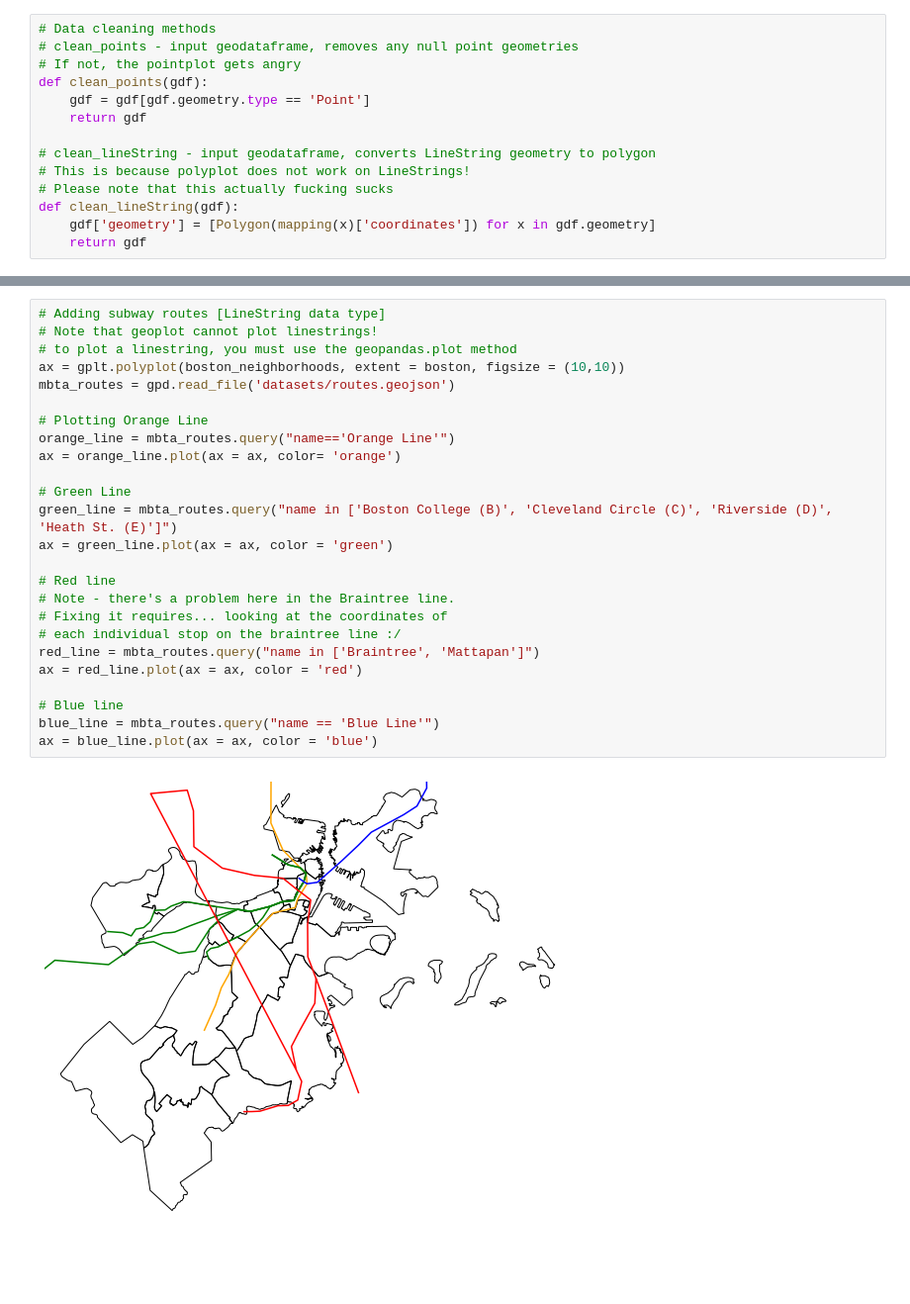
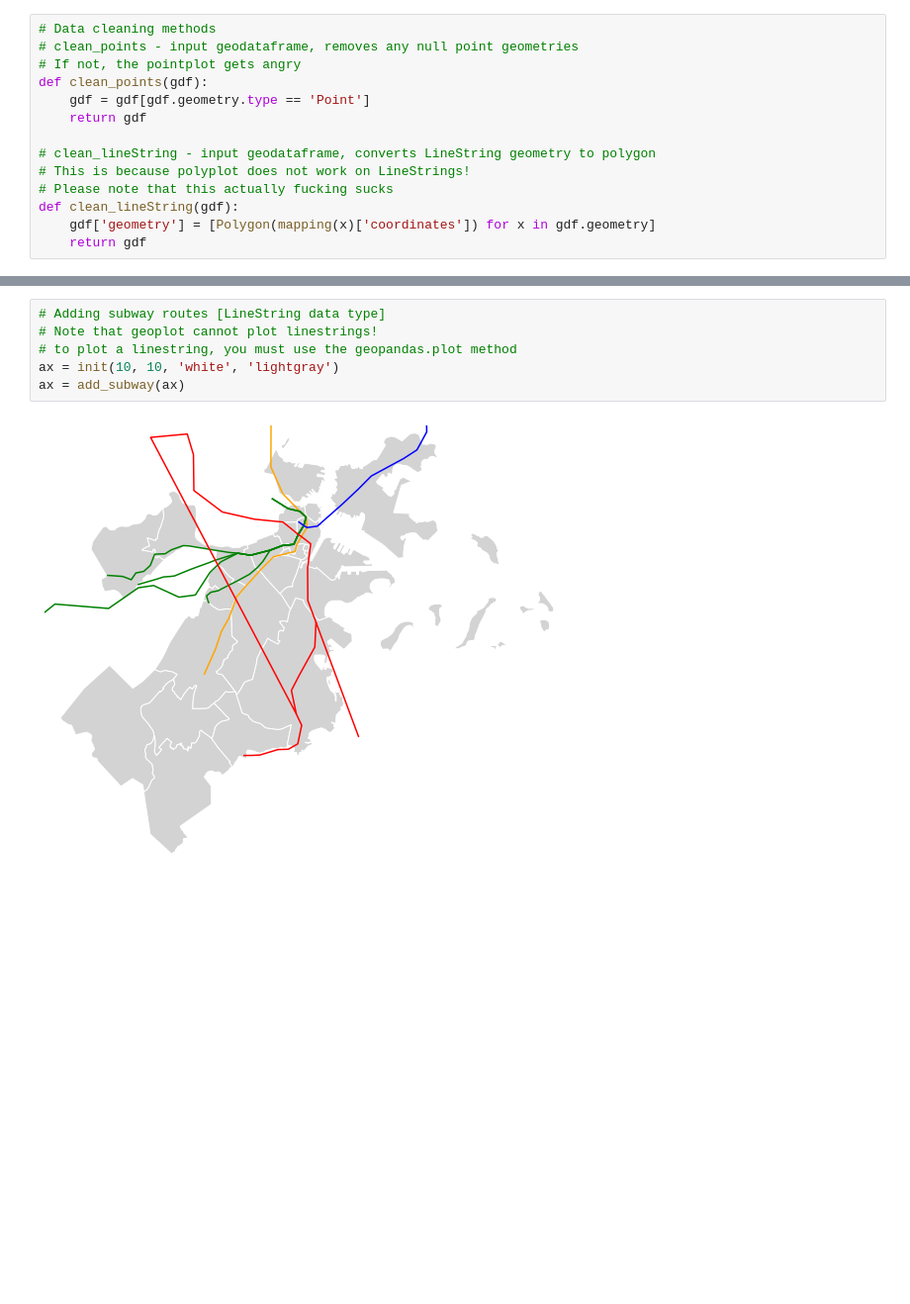
Before and after one commit to broussardjojo/bvr2, a Jupyter notebook: main.ipynb, the cells around one changed output, grey strips where cells are left out. Shown: that part at 99% size. Cells and saved outputs as stored; diff of their text form; blank space fills up the shorter version.

```diff
--- a/main.ipynb
+++ b/main.ipynb
@@ -45,27 +44,8 @@ polling_locations.plot(ax = ax, color = 'red')
-# %%
-# Adding subway routes [LineString data type]
-# Note that geoplot cannot plot linestrings!
-# to plot a linestring, you must use the geopandas.plot method
-ax = gplt.polyplot(boston_neighborhoods, extent = boston, figsize = (10,10))
-mbta_routes = gpd.read_file('datasets/routes.geojson')
-
-# Plotting Orange Line
-orange_line = mbta_routes.query("name=='Orange Line'")
-ax = orange_line.plot(ax = ax, color= 'orange')
-
-# Green Line
-green_line = mbta_routes.query("name in ['Boston College (B)', 'Cleveland Circle (C)', 'Riverside (D)', 'Heath St. (E)']")
-ax = green_line.plot(ax = ax, color = 'green')
-
-# Red line
-# Note - there's a problem here in the Braintree line.
-# Fixing it requires... looking at the coordinates of
-# each individual stop on the braintree line :/
-red_line = mbta_routes.query("name in ['Braintree', 'Mattapan']")
-ax = red_line.plot(ax = ax, color = 'red')
-
-# Blue line
-blue_line = mbta_routes.query("name == 'Blue Line'")
-ax = blue_line.plot(ax = ax, color = 'blue')
-# %% [output]
-[figure, removed]
+# %%
+# Adding subway routes [LineString data type]
+# Note that geoplot cannot plot linestrings!
+# to plot a linestring, you must use the geopandas.plot method
+ax = init(10, 10, 'white', 'lightgray')
+ax = add_subway(ax)
+# %% [output]
+[figure, added]
```
Also changed, not shown: parts of 2 cells of this notebook, 1 other file.
